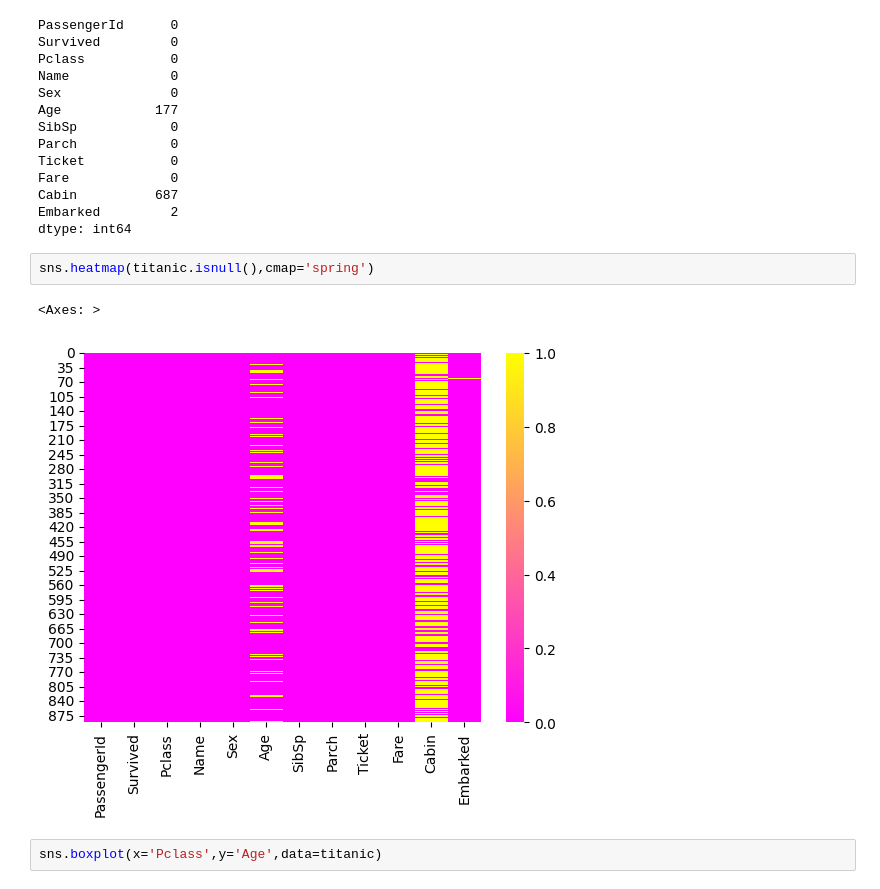
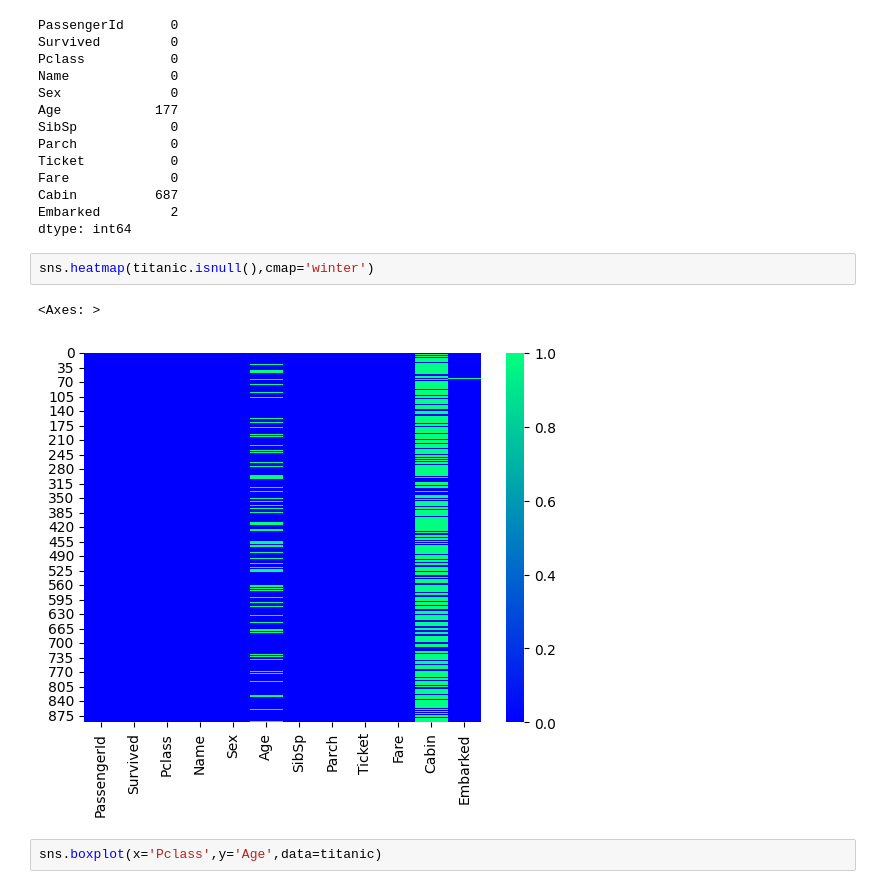
Before and after one commit to Raushaan/CODSOFT, a Jupyter notebook: cd_task1.ipynb, the cells around one changed output. Cells and saved outputs as stored; diff of their text form.

```diff
--- a/cd_task1.ipynb
+++ b/cd_task1.ipynb
@@ -111,10 +111,10 @@ Cabin          687
 Embarked         2
 dtype: int64
 # %%
-sns.heatmap(titanic.isnull(),cmap='spring')
+sns.heatmap(titanic.isnull(),cmap='winter')
 # %% [output]
 <Axes: >
-[figure, old version]
+[figure, new version]
 # %%
 sns.boxplot(x='Pclass',y='Age',data=titanic)
 # %% [output]
```
Also changed, not shown: parts of 6 cells of this notebook.
